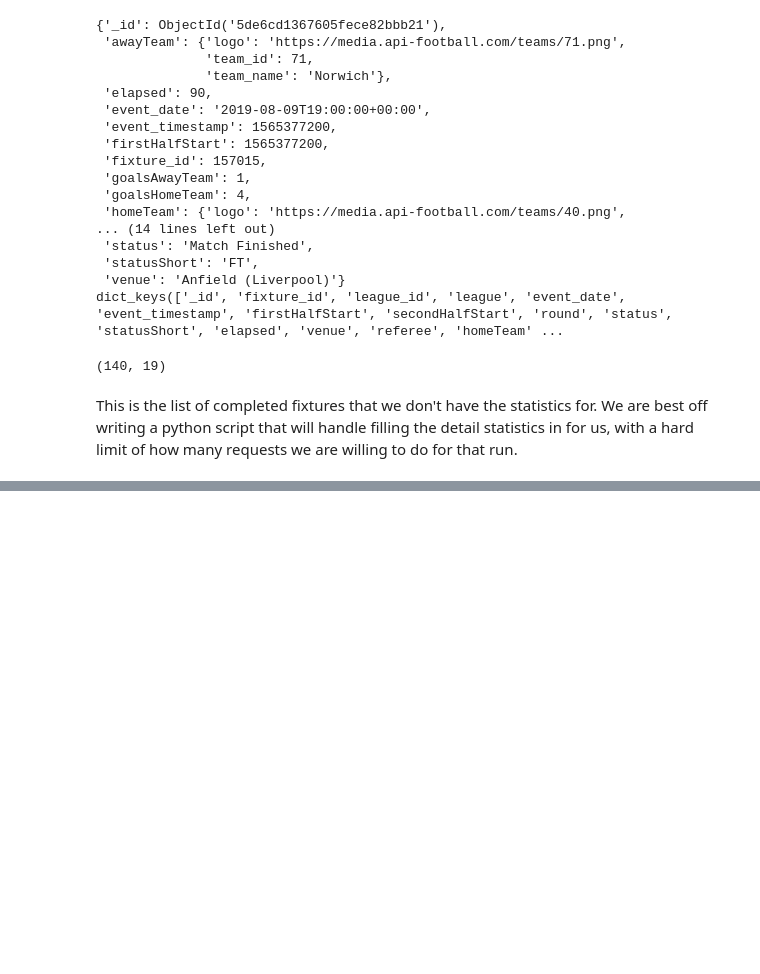
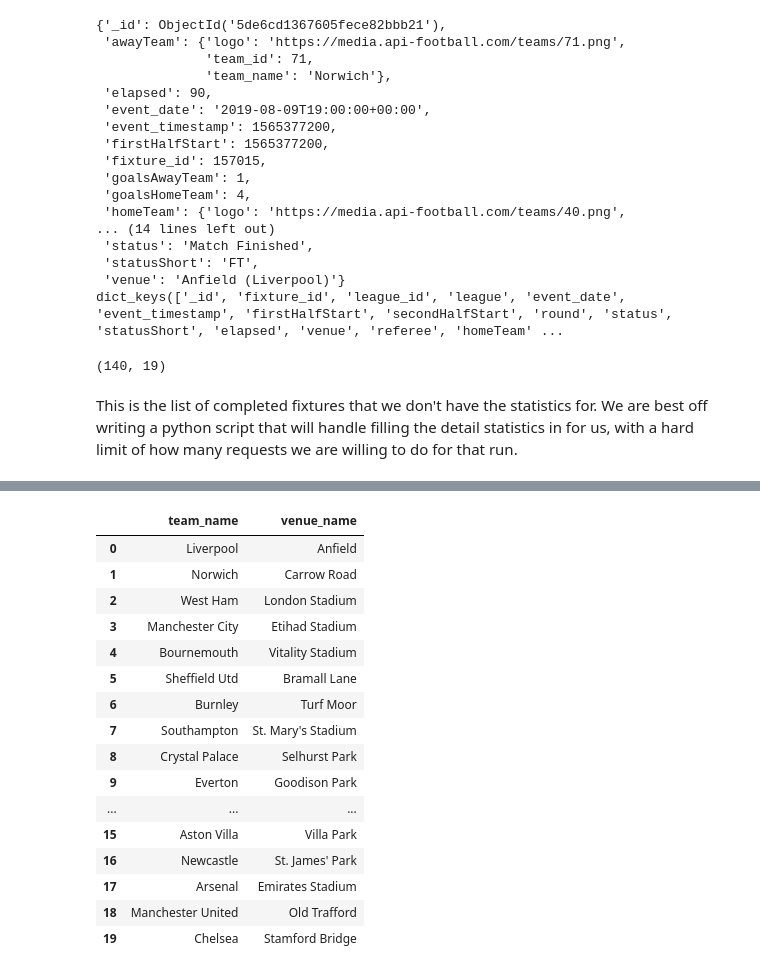
Before and after one commit to willcanniford/python-football-api, a Jupyter notebook: store_api_requests.ipynb, the cells around one changed output, grey strips where cells are left out. Saved outputs shown, nothing was run; the diff lists cells and outputs as text; code cells hidden in the pictures; blank space fills up the shorter version.

```diff
--- a/store_api_requests.ipynb
+++ b/store_api_requests.ipynb
@@ -222,0 +226,22 @@ This is the list of completed fixtures that we don't have the statistics for. We
+# %%
+league = api_call("https://api-football-v1.p.rapidapi.com/v2/teams/league/%d" % 524)
+# %%
+pd.DataFrame([{'team_name': x['name'], 'venue_name': x['venue_name']} for x in league['api']['teams']])
+# %% [output]
+|  | team_name | venue_name |
+| 0 | Liverpool | Anfield |
+| 1 | Norwich | Carrow Road |
+| 2 | West Ham | London Stadium |
+| 3 | Manchester City | Etihad Stadium |
+| 4 | Bournemouth | Vitality Stadium |
+| 5 | Sheffield Utd | Bramall Lane |
+| 6 | Burnley | Turf Moor |
+| 7 | Southampton | St. Mary's Stadium |
+| 8 | Crystal Palace | Selhurst Park |
+| 9 | Everton | Goodison Park |
+| ... | ... | ... |
+| 15 | Aston Villa | Villa Park |
+| 16 | Newcastle | St. James' Park |
+| 17 | Arsenal | Emirates Stadium |
+| 18 | Manchester United | Old Trafford |
+| 19 | Chelsea | Stamford Bridge |
```
Also changed, not shown: parts of 5 cells of this notebook.
